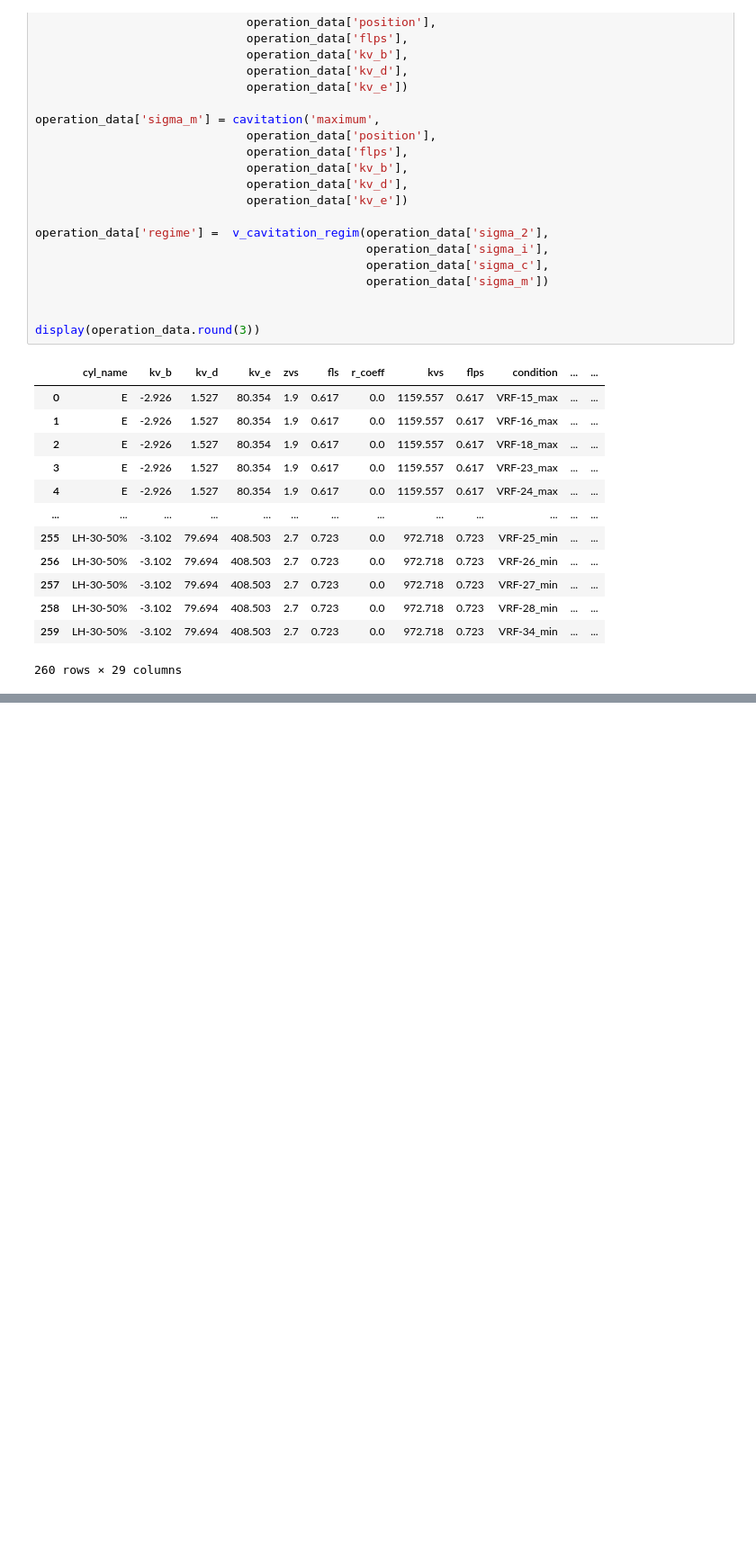
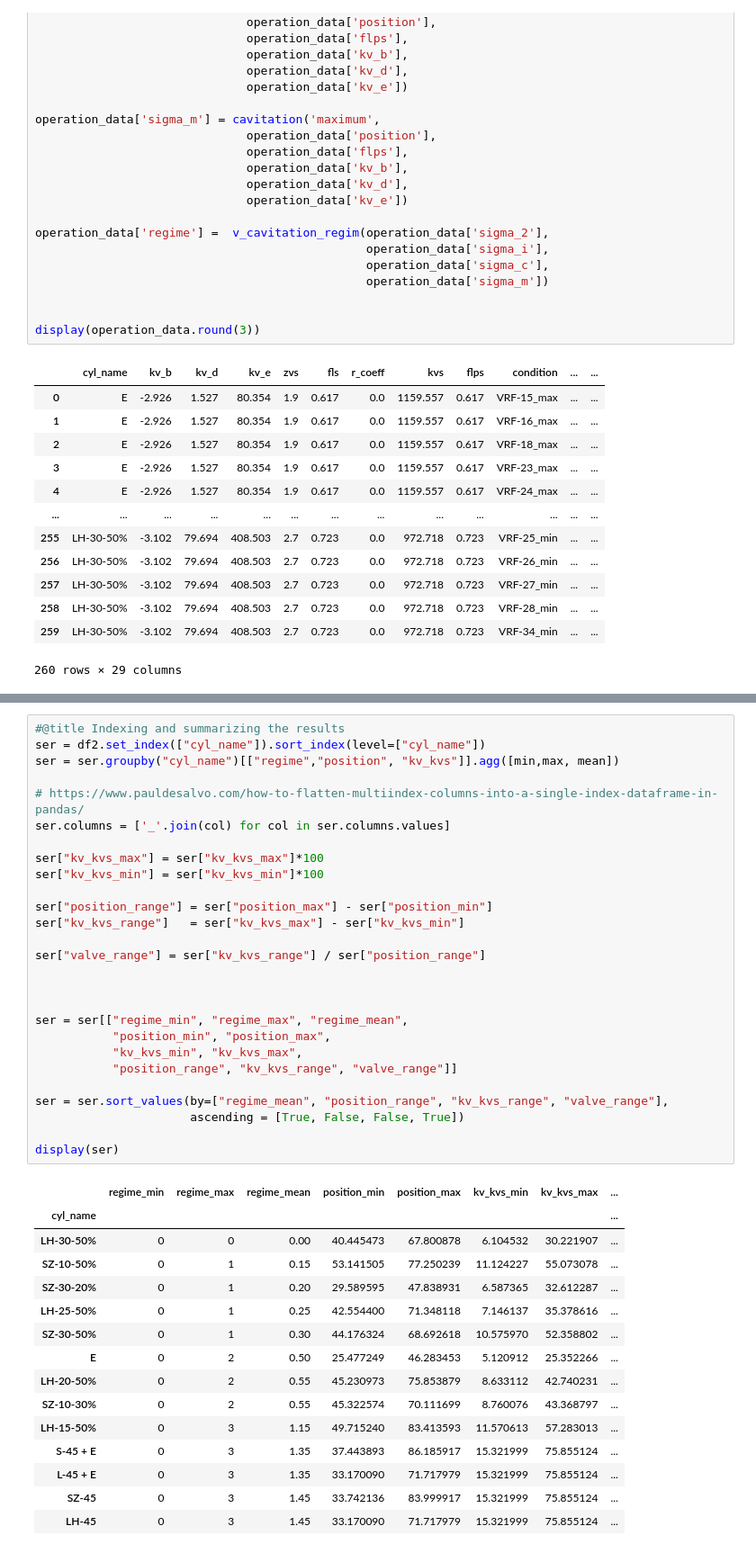
Before and after one commit to ratral/hyd4gpv_py, a Jupyter notebook: gpv_operation_data.ipynb, the cells around one changed output, grey strips where cells are left out. Shown: that part at 90% size. Cells and saved outputs as stored; diff of their text form; blank space fills up the shorter version.

```diff
--- a/gpv_operation_data.ipynb
+++ b/gpv_operation_data.ipynb
@@ -523,0 +487,43 @@ ser.unstack().unstack()
+# %%
+#@title Indexing and summarizing the results
+ser = df2.set_index(["cyl_name"]).sort_index(level=["cyl_name"])
+ser = ser.groupby("cyl_name")[["regime","position", "kv_kvs"]].agg([min,max, mean])
+
+# https://www.pauldesalvo.com/how-to-flatten-multiindex-columns-into-a-single-index-dataframe-in-pandas/
+ser.columns = ['_'.join(col) for col in ser.columns.values]
+
+ser["kv_kvs_max"] = ser["kv_kvs_max"]*100
+ser["kv_kvs_min"] = ser["kv_kvs_min"]*100
+
+ser["position_range"] = ser["position_max"] - ser["position_min"]
+ser["kv_kvs_range"]   = ser["kv_kvs_max"] - ser["kv_kvs_min"]
+
+ser["valve_range"] = ser["kv_kvs_range"] / ser["position_range"]
+
+
+
+ser = ser[["regime_min", "regime_max", "regime_mean",
+           "position_min", "position_max",
+           "kv_kvs_min", "kv_kvs_max",
+           "position_range", "kv_kvs_range", "valve_range"]]
+
+ser = ser.sort_values(by=["regime_mean", "position_range", "kv_kvs_range", "valve_range"],
+                      ascending = [True, False, False, True])
+
+display(ser)
+# %% [output]
+|  | regime_min | regime_max | regime_mean | position_min | position_max | kv_kvs_min | kv_kvs_max | ... |
+| cyl_name |  |  |  |  |  |  |  | ... |
+| LH-30-50% | 0 | 0 | 0.00 | 40.445473 | 67.800878 | 6.104532 | 30.221907 | ... |
+| SZ-10-50% | 0 | 1 | 0.15 | 53.141505 | 77.250239 | 11.124227 | 55.073078 | ... |
+| SZ-30-20% | 0 | 1 | 0.20 | 29.589595 | 47.838931 | 6.587365 | 32.612287 | ... |
+| LH-25-50% | 0 | 1 | 0.25 | 42.554400 | 71.348118 | 7.146137 | 35.378616 | ... |
+| SZ-30-50% | 0 | 1 | 0.30 | 44.176324 | 68.692618 | 10.575970 | 52.358802 | ... |
+| E | 0 | 2 | 0.50 | 25.477249 | 46.283453 | 5.120912 | 25.352266 | ... |
+| LH-20-50% | 0 | 2 | 0.55 | 45.230973 | 75.853879 | 8.633112 | 42.740231 | ... |
+| SZ-10-30% | 0 | 2 | 0.55 | 45.322574 | 70.111699 | 8.760076 | 43.368797 | ... |
+| LH-15-50% | 0 | 3 | 1.15 | 49.715240 | 83.413593 | 11.570613 | 57.283013 | ... |
+| S-45 + E | 0 | 3 | 1.35 | 37.443893 | 86.185917 | 15.321999 | 75.855124 | ... |
+| L-45 + E | 0 | 3 | 1.35 | 33.170090 | 71.717979 | 15.321999 | 75.855124 | ... |
+| SZ-45 | 0 | 3 | 1.45 | 33.742136 | 83.999917 | 15.321999 | 75.855124 | ... |
+| LH-45 | 0 | 3 | 1.45 | 33.170090 | 71.717979 | 15.321999 | 75.855124 | ... |
```
Also changed, not shown: parts of 5 cells of this notebook.
